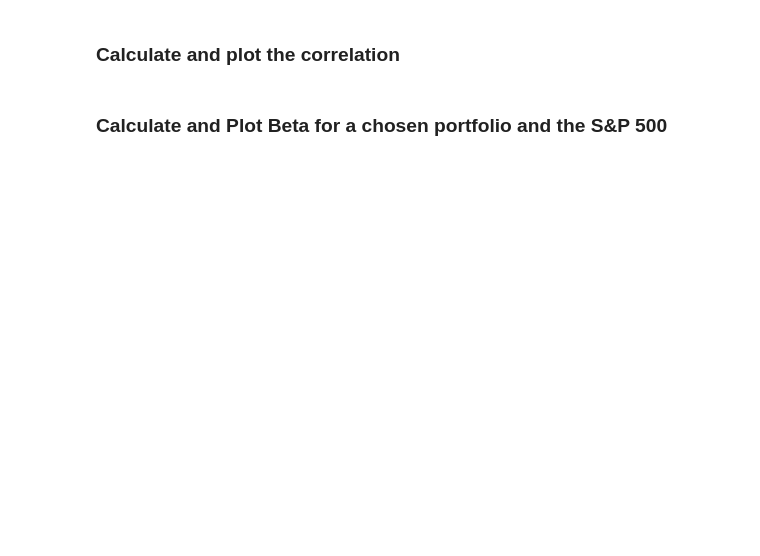
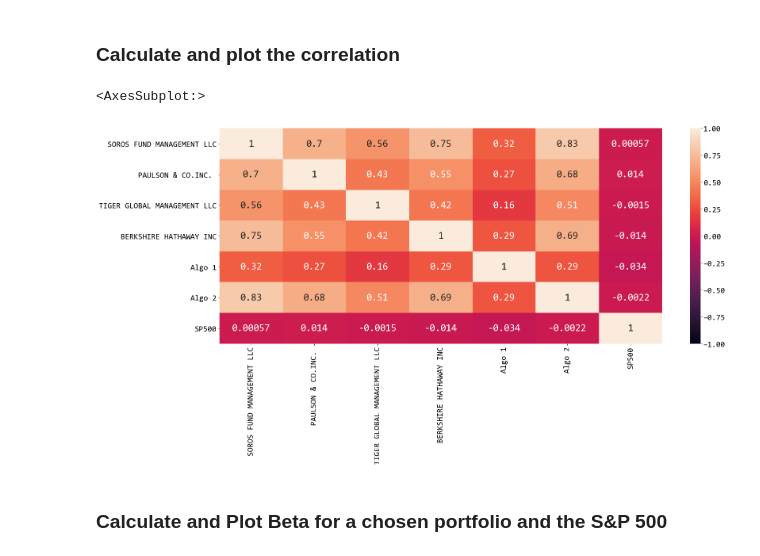
Before and after one commit to crisstelista/FinTech-Bootcamp, a Jupyter notebook: PREWORK_CP/Module-4/Homework/whale_analysis.ipynb, the cells around one changed output. Cells and saved outputs as stored; diff of their text form; code cells hidden in the pictures; blank space fills up the shorter version.

```diff
--- a/PREWORK_CP/Module-4/Homework/whale_analysis.ipynb
+++ b/PREWORK_CP/Module-4/Homework/whale_analysis.ipynb
@@ -300,2 +301,15 @@ Risk changes over time. Analyze the rolling statistics for Risk and Beta.
+# %%
+# Calculate the correlation
+correlation = combined_df.corr()
+correlation
+# Display de correlation matrix
+plt.rcParams['figure.figsize'] = (25.0, 10.0)
+plt.rcParams['font.family'] = "consolas"
+plt.rcParams.update({'font.size': 20})
+
+sns.heatmap(correlation, annot=True, vmin=-1, vmax=1, annot_kws={'size':25})
+# %% [output]
+<AxesSubplot:>
+[figure, added]
 # %% [markdown]
 ### Calculate and Plot Beta for a chosen portfolio and the S&P 500
```
Also changed, not shown: parts of 12 cells of this notebook.
